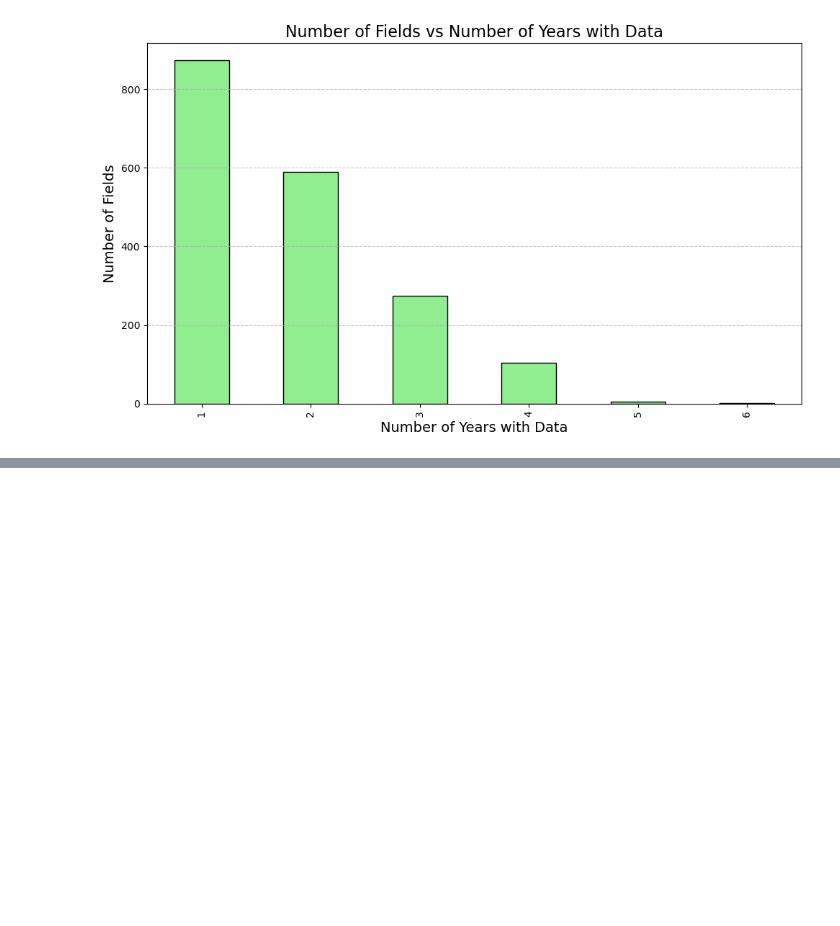
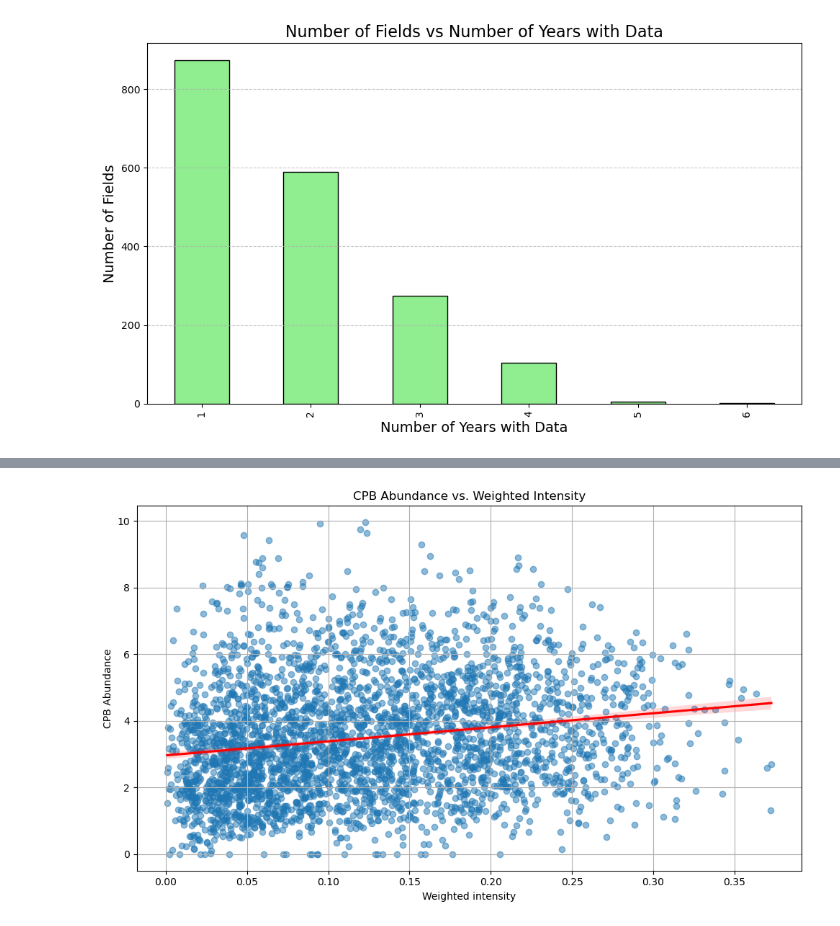
Before and after one commit to drnursultan/Spatiotemporal_CPB_Modeling, a Jupyter notebook: python/eda_visualization.ipynb, the cells around one changed output, grey strips where cells are left out. Drawn from its saved outputs; the diff is of its cells as text; code cells hidden in the pictures; blank space fills up the shorter version.

```diff
--- a/python/eda_visualization.ipynb
+++ b/python/eda_visualization.ipynb
@@ -45,0 +133,17 @@ plt.show()
+# %%
+import seaborn as sns
+import matplotlib.pyplot as plt
+plt.figure(figsize=(10, 6))
+sns.regplot(data=df,
+            x='wei_intensity',
+            y='abd',
+            scatter_kws={'alpha':0.5},
+            line_kws={'color': 'red'})
+plt.title('CPB Abundance vs. Weighted Intensity')
+plt.xlabel('Weighted intensity')
+plt.ylabel('CPB Abundance')
+plt.grid(True)
+plt.tight_layout()
+plt.show()
+# %% [output]
+[figure, added]
```
Also changed, not shown: parts of 7 cells of this notebook, 37 other files.
